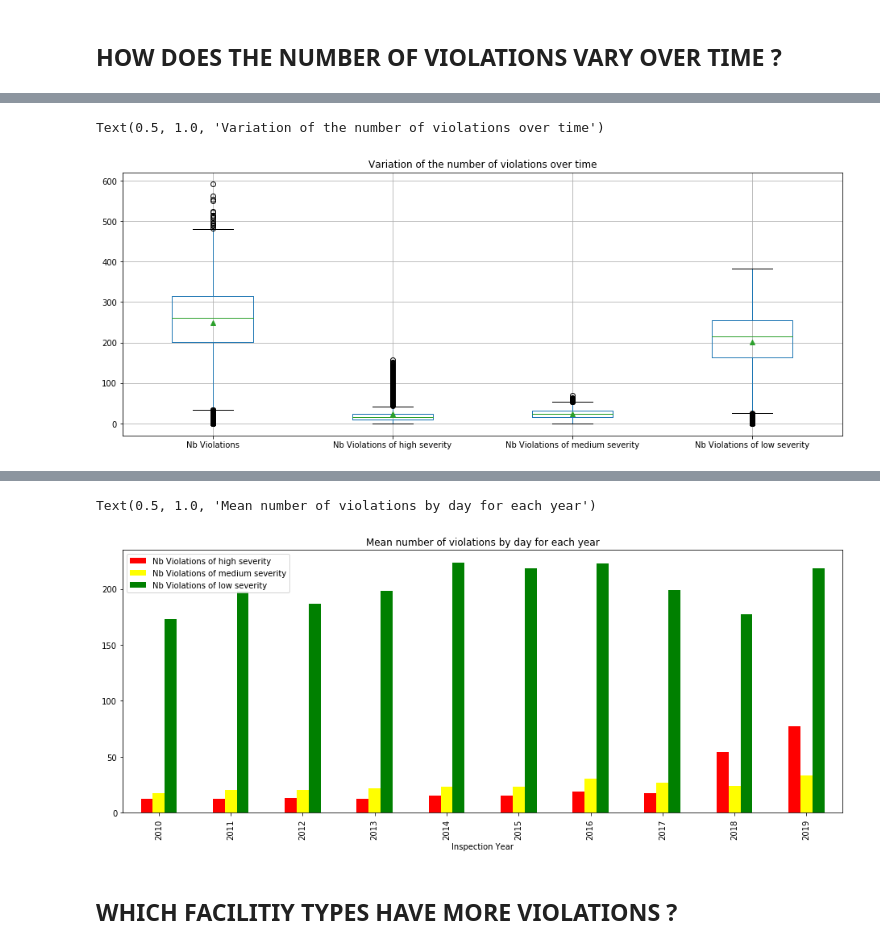
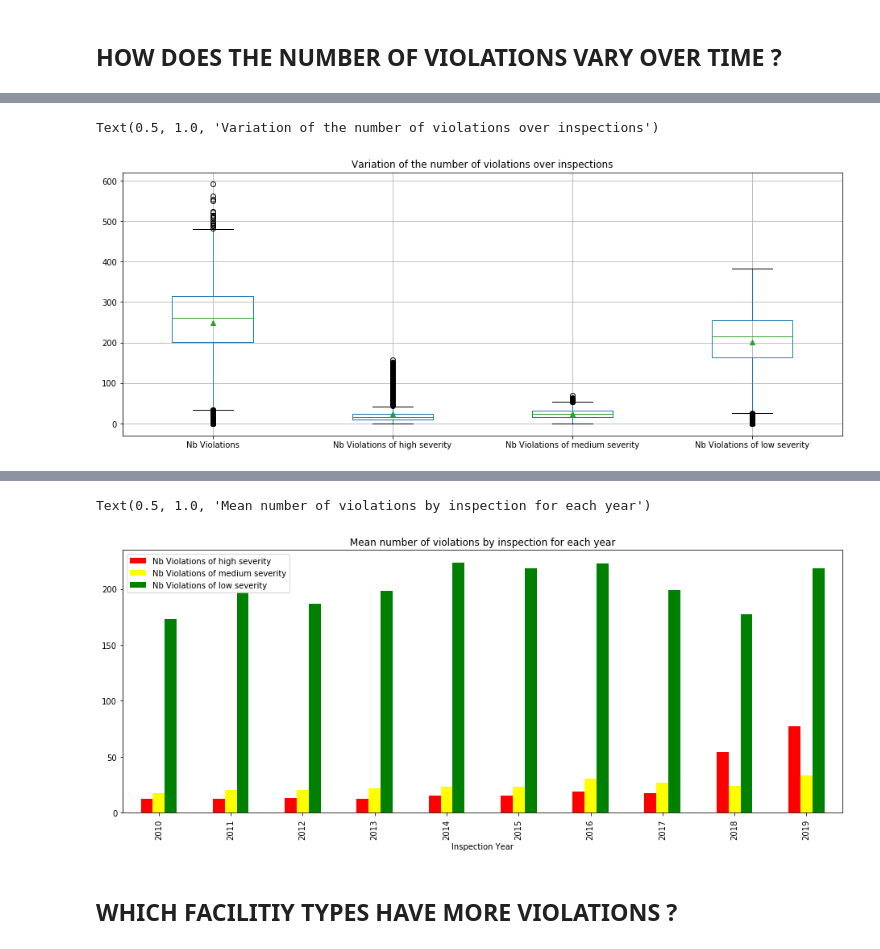
Before and after one commit to VodopaDev/CS401-Chicago-Crime-Analysis, a Jupyter notebook: violations.ipynb, the cells around one changed output, grey strips where cells are left out. Saved outputs shown, nothing was run; the diff lists cells and outputs as text; code cells hidden in the pictures.

```diff
--- a/violations.ipynb
+++ b/violations.ipynb
@@ -238,10 +238,10 @@ nb_violations_by_date.sort_values('Nb Violations', ascending=False).head()
 | 2019-02-21 | 525 | 143 | 70 | 312 |
 # %%
 nb_violations_by_date.plot.box(grid=True, showmeans=True, figsize=(16,6))
-plt.title("Variation of the number of violations over days")
+plt.title("Variation of the number of violations over inspections")
 # %% [output]
-Text(0.5, 1.0, 'Variation of the number of violations over time')
+Text(0.5, 1.0, 'Variation of the number of violations over inspections')
-[figure, old version]
+[figure, new version]
 # %%
 nb_violations_by_year = nb_violations_by_date.copy().reset_index()
 nb_violations_by_year['Inspection Date'] = nb_violations_by_year['Inspection Date'].apply(lambda x: x.year)
@@ -258,10 +258,10 @@ nb_violations_by_year.head()
 | 2014 | 262.138340 | 15.509881 | 23.055336 | 223.573123 |
 # %%
 nb_violations_by_year[['Nb Violations of high severity', 'Nb Violations of medium severity', 'Nb Violations of low severity']].plot.bar(color=['red', 'yellow', 'green'], figsize=(16,6))
-plt.title("Mean number of violations by day for each year")
+plt.title("Mean number of violations by inspection for each year")
 # %% [output]
-Text(0.5, 1.0, 'Mean number of violations by day for each year')
+Text(0.5, 1.0, 'Mean number of violations by inspection for each year')
-[figure, old version]
+[figure, new version]
 # %% [markdown]
 ## WHICH FACILITIY TYPES HAVE MORE VIOLATIONS ? ##
 # %%
```
Also changed, not shown: parts of 13 cells of this notebook.
